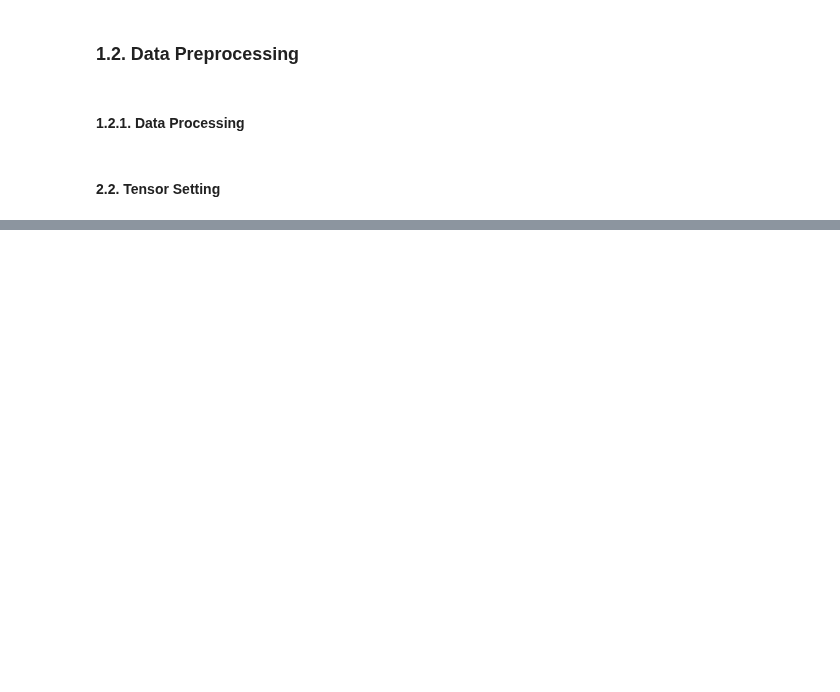
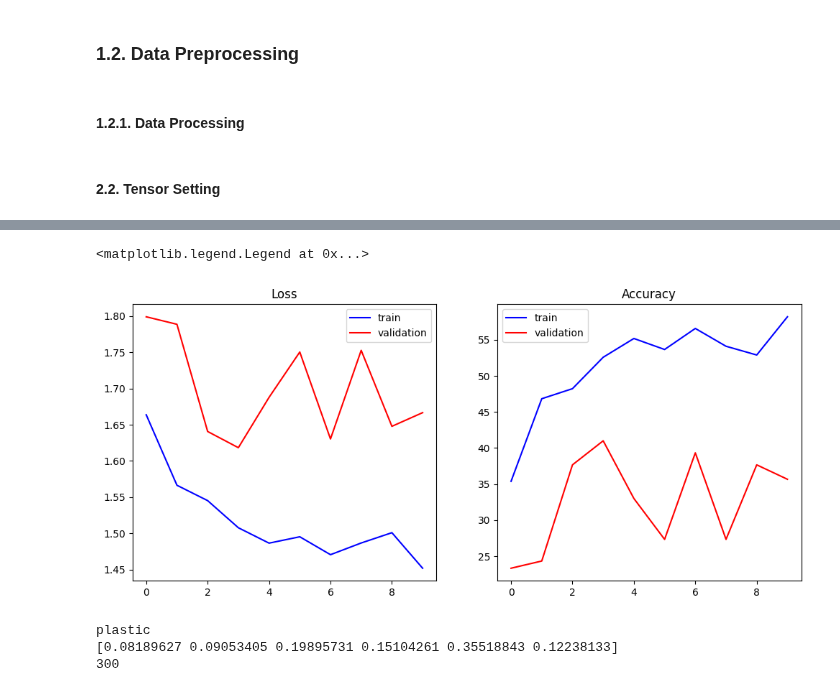
Before and after one commit to Pulsar-kkaturi/DL-Education, a Jupyter notebook: VisionDL_Lecture/Lecture7_Classification_Pytorch.ipynb, the cells around one changed output, grey strips where cells are left out. Cells and saved outputs as stored; diff of their text form; code cells hidden in the pictures; blank space fills up the shorter version.

```diff
--- a/VisionDL_Lecture/Lecture7_Classification_Pytorch.ipynb
+++ b/VisionDL_Lecture/Lecture7_Classification_Pytorch.ipynb
@@ -111,0 +247,16 @@ for i, k in enumerate(data_dic.keys()):
+# %%
+# gpu가 사용 가능한 경우에는 device를 gpu로 설정하고 불가능하면 cpu로 설정합니다.
+device = torch.device("cuda:0" if torch.cuda.is_available() else "cpu")
+print(device)
+
+# 모델을 지정한 장치로 올립니다.
+model = VGG16(32, 128, num_classes=num_classes).to(device)
+
+# 손실함수
+loss_func = nn.CrossEntropyLoss()
+
+# 최적화함수로는 Adam을 사용합니다.
+learning_rate = 1e-3
+optimizer = torch.optim.Adam(model.parameters(), lr=learning_rate)
+
+scheduler = torch.optim.lr_scheduler.ReduceLROnPlateau(optimizer, mode='min', factor=0.1, patience=10)
@@ -111,0 +322,17 @@ for i, k in enumerate(data_dic.keys()):
+# %%
+def test(dataloader, model, loss_fn, show=False):
+    size = len(dataloader.dataset)
+    num_batches = len(dataloader)
+    model.eval()
+    test_loss, correct = 0, 0
+    with torch.no_grad():
+        for x, y in dataloader:
+            x, y = x.to(device), y.to(device)
+            pred = model(x)
+            test_loss += loss_fn(pred, y).item()
+            correct += (pred.argmax(1) == y.argmax(1)).type(torch.float).sum().item()
+    test_loss /= num_batches
+    correct /= size
+    if show:
+        print(f"Validation Error: Accuracy: {(100*correct):>0.2f}%, Avg loss: {test_loss:>5f} \n")
+    return test_loss, 100*correct
@@ -111,0 +419,34 @@ for i, k in enumerate(data_dic.keys()):
+# %%
+plt.figure(figsize=(12,5))
+plt.subplot(121)
+plt.title('Loss')
+plt.plot(history['loss'], c='b', label='train')
+plt.plot(history['val_loss'], c='r', label='validation')
+plt.legend()
+plt.subplot(122)
+plt.title('Accuracy')
+plt.plot(history['accuracy'], c='b', label='train')
+plt.plot(history['val_accuracy'], c='r', label='validation')
+plt.legend()
+# %% [output]
+<matplotlib.legend.Legend at 0x...>
+[figure, added]
+# %%
+pred_dic = {'prob': [], 'pred': []}
+with torch.no_grad():
+    for img, lab in val_loader:
+        x = img.to(device)
+        pred = model.forward(x)
+        for i in range(len(x)):
+            probs = pred[i].cpu().detach().numpy()
+            # probs -= np.min(probs)
+            # probs /= np.sum(probs)
+            pred_dic['prob'].append(probs)
+            pred_dic['pred'].append(label_list[pred[i].argmax().item()])
+print(pred_dic['pred'][0])
+print(pred_dic['prob'][0])
+print(len(pred_dic['pred']))
+# %% [output]
+plastic
+[0.08189627 0.09053405 0.19895731 0.15104261 0.35518843 0.12238133]
+300
```
Also changed, not shown: parts of 19 cells of this notebook, 2 other files.
